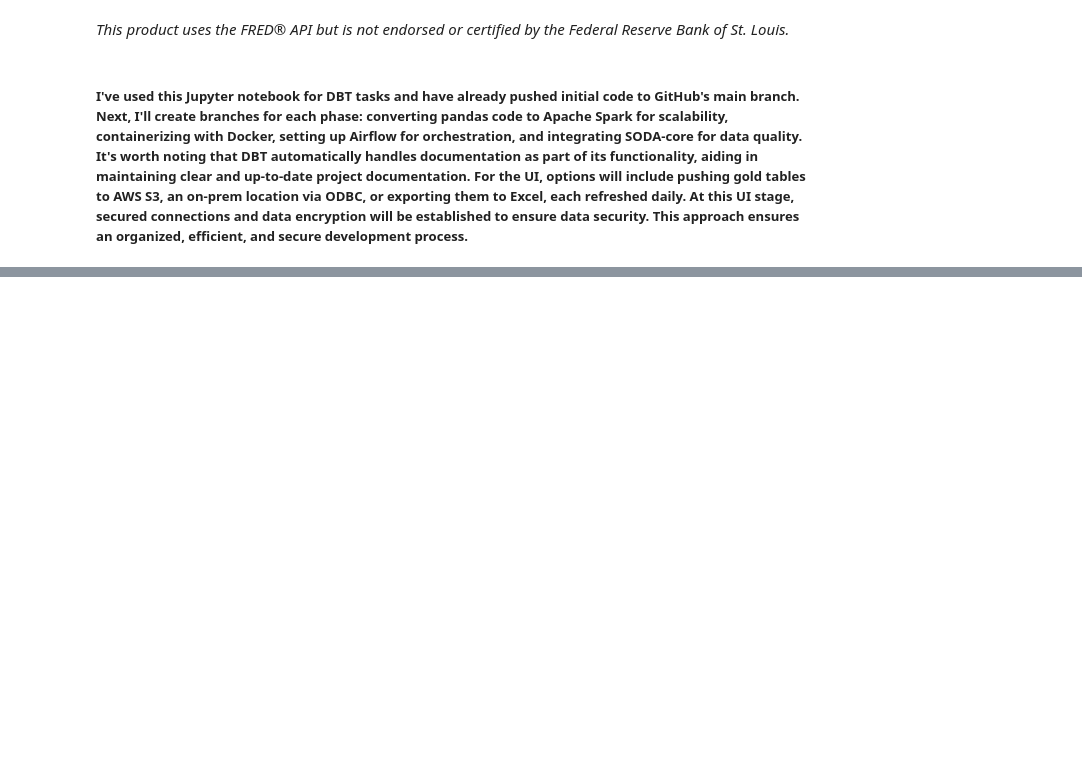
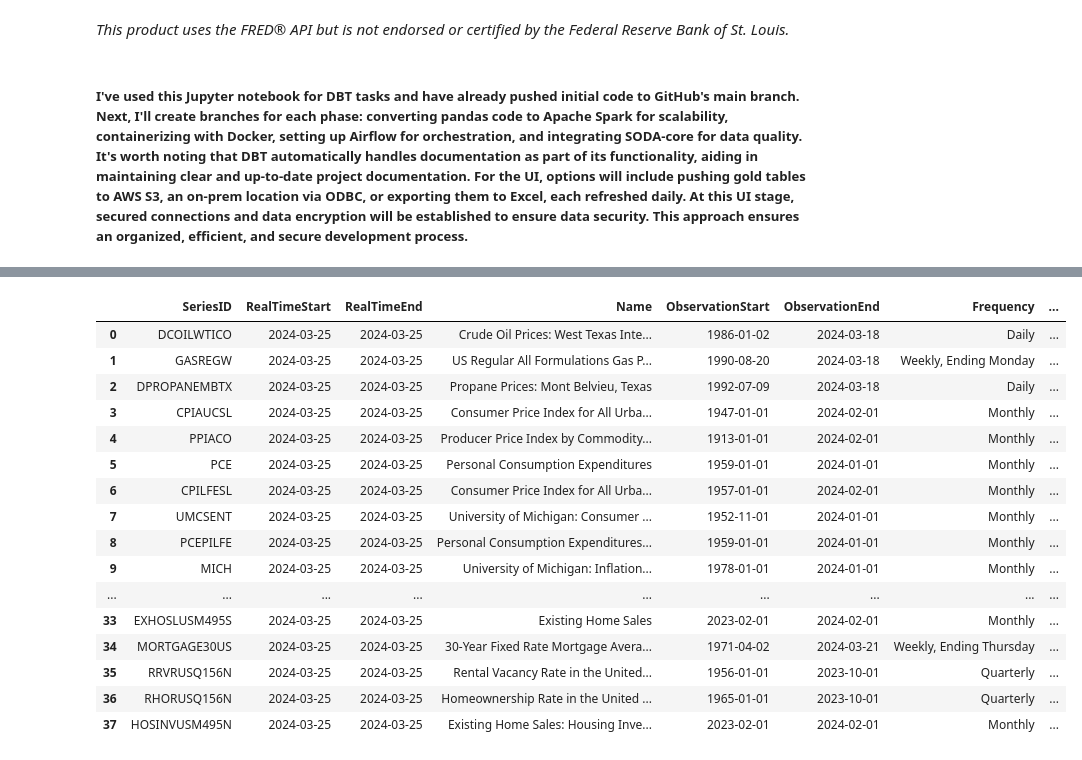
Before and after one commit to jeffreyablack1/FREDDataProject, a Jupyter notebook: manual_temp_orchestrator.ipynb, the cells around one changed output, grey strips where cells are left out. Drawn from its saved outputs; the diff is of its cells as text; code cells hidden in the pictures; blank space fills up the shorter version.

```diff
--- a/manual_temp_orchestrator.ipynb
+++ b/manual_temp_orchestrator.ipynb
@@ -69,0 +70,47 @@ Executed command: cd /Users/jeffreyblack/Projects/FREDDataProject/fred_economic_
+# %%
+import duckdb
+import pandas as pd
+
+sql_query = '''
+SELECT
+SeriesID,
+RealTimeStart,
+RealTimeEnd,
+Name,
+ObservationStart,
+ObservationEnd,
+Frequency,
+FrequencyAbbr,
+Units,
+UnitsAbbr,
+SeasAdj,
+SeasAdjAbbr,
+CASE
+    WHEN SeasAdjAbbr = 'NSA' THEN False
+    WHEN SeasAdjAbbr = 'SA' THEN True
+    WHEN SeasAdjAbbr = 'SAAR' THEN True
+    ELSE NULL
+END AS SeasAdjBool
+FROM bronze_DimSeries
+'''
+
+with duckdb.connect('data/fred.db') as con:
+    display(con.sql(sql_query).df())
+# %% [output]
+|  | SeriesID | RealTimeStart | RealTimeEnd | Name | ObservationStart | ObservationEnd | Frequency | ... |
+| 0 | DCOILWTICO | 2024-03-25 | 2024-03-25 | Crude Oil Prices: West Texas Inte... | 1986-01-02 | 2024-03-18 | Daily | ... |
+| 1 | GASREGW | 2024-03-25 | 2024-03-25 | US Regular All Formulations Gas P... | 1990-08-20 | 2024-03-18 | Weekly, Ending Monday | ... |
+| 2 | DPROPANEMBTX | 2024-03-25 | 2024-03-25 | Propane Prices: Mont Belvieu, Texas | 1992-07-09 | 2024-03-18 | Daily | ... |
+| 3 | CPIAUCSL | 2024-03-25 | 2024-03-25 | Consumer Price Index for All Urba... | 1947-01-01 | 2024-02-01 | Monthly | ... |
+| 4 | PPIACO | 2024-03-25 | 2024-03-25 | Producer Price Index by Commodity... | 1913-01-01 | 2024-02-01 | Monthly | ... |
+| 5 | PCE | 2024-03-25 | 2024-03-25 | Personal Consumption Expenditures | 1959-01-01 | 2024-01-01 | Monthly | ... |
+| 6 | CPILFESL | 2024-03-25 | 2024-03-25 | Consumer Price Index for All Urba... | 1957-01-01 | 2024-02-01 | Monthly | ... |
+| 7 | UMCSENT | 2024-03-25 | 2024-03-25 | University of Michigan: Consumer ... | 1952-11-01 | 2024-01-01 | Monthly | ... |
+| 8 | PCEPILFE | 2024-03-25 | 2024-03-25 | Personal Consumption Expenditures... | 1959-01-01 | 2024-01-01 | Monthly | ... |
+| 9 | MICH | 2024-03-25 | 2024-03-25 | University of Michigan: Inflation... | 1978-01-01 | 2024-01-01 | Monthly | ... |
+| ... | ... | ... | ... | ... | ... | ... | ... | ... |
+| 33 | EXHOSLUSM495S | 2024-03-25 | 2024-03-25 | Existing Home Sales | 2023-02-01 | 2024-02-01 | Monthly | ... |
+| 34 | MORTGAGE30US | 2024-03-25 | 2024-03-25 | 30-Year Fixed Rate Mortgage Avera... | 1971-04-02 | 2024-03-21 | Weekly, Ending Thursday | ... |
+| 35 | RRVRUSQ156N | 2024-03-25 | 2024-03-25 | Rental Vacancy Rate in the United... | 1956-01-01 | 2023-10-01 | Quarterly | ... |
+| 36 | RHORUSQ156N | 2024-03-25 | 2024-03-25 | Homeownership Rate in the United ... | 1965-01-01 | 2023-10-01 | Quarterly | ... |
+| 37 | HOSINVUSM495N | 2024-03-25 | 2024-03-25 | Existing Home Sales: Housing Inve... | 2023-02-01 | 2024-02-01 | Monthly | ... |
```
Also changed, not shown: parts of 1 cell of this notebook, 11 other files.
